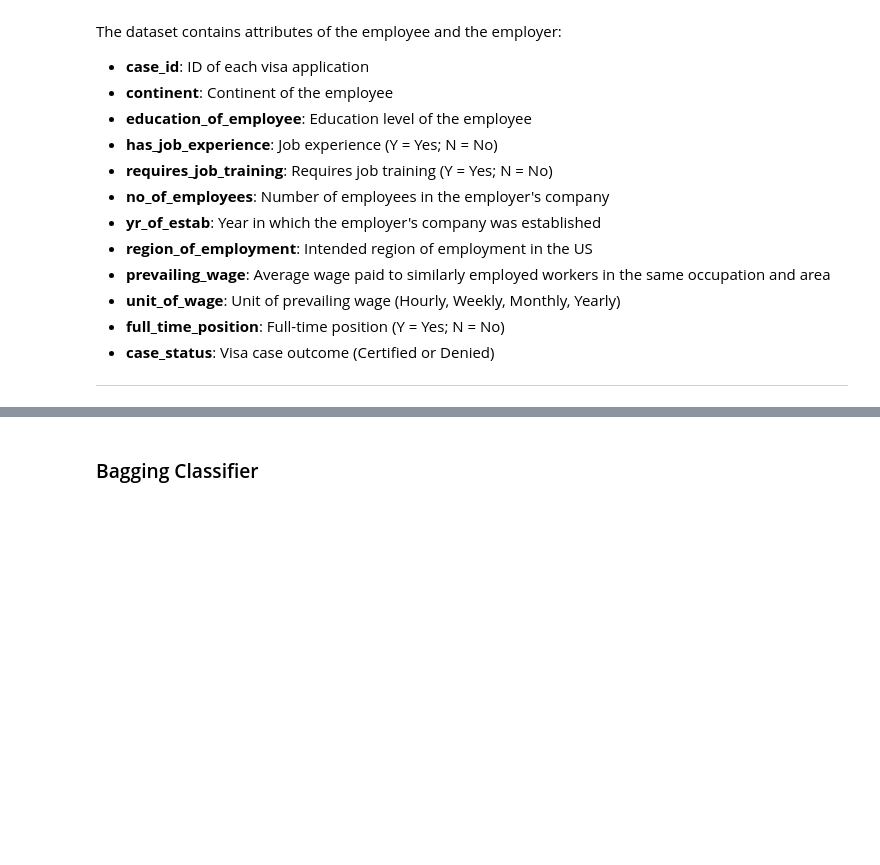
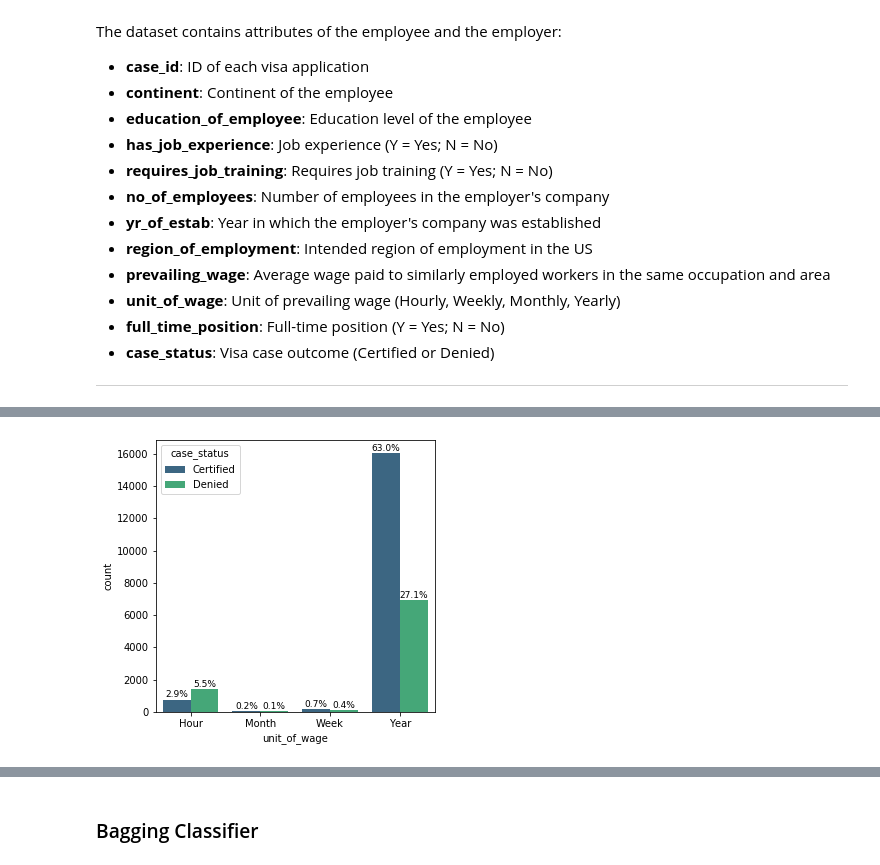
Before and after one commit to Smitraj007/ProjectEasyVisa, a Jupyter notebook: SmitrajRaut_EasyVisa.ipynb, the cells around one changed output, grey strips where cells are left out. Cells and saved outputs as stored; diff of their text form; code cells hidden in the pictures; blank space fills up the shorter version.

```diff
--- a/SmitrajRaut_EasyVisa.ipynb
+++ b/SmitrajRaut_EasyVisa.ipynb
@@ -734,0 +403,5 @@ The model can make wrong predictions as:
+# %%
+#create a plot of the data above, but additionally with the percent of each group within the total number of cases
+labeled_barplot(df,'unit_of_wage','case_status', order=None, perc=True)
+# %% [output]
+[figure, added]
```
Also changed, not shown: parts of 340 cells of this notebook, 1 other file.
